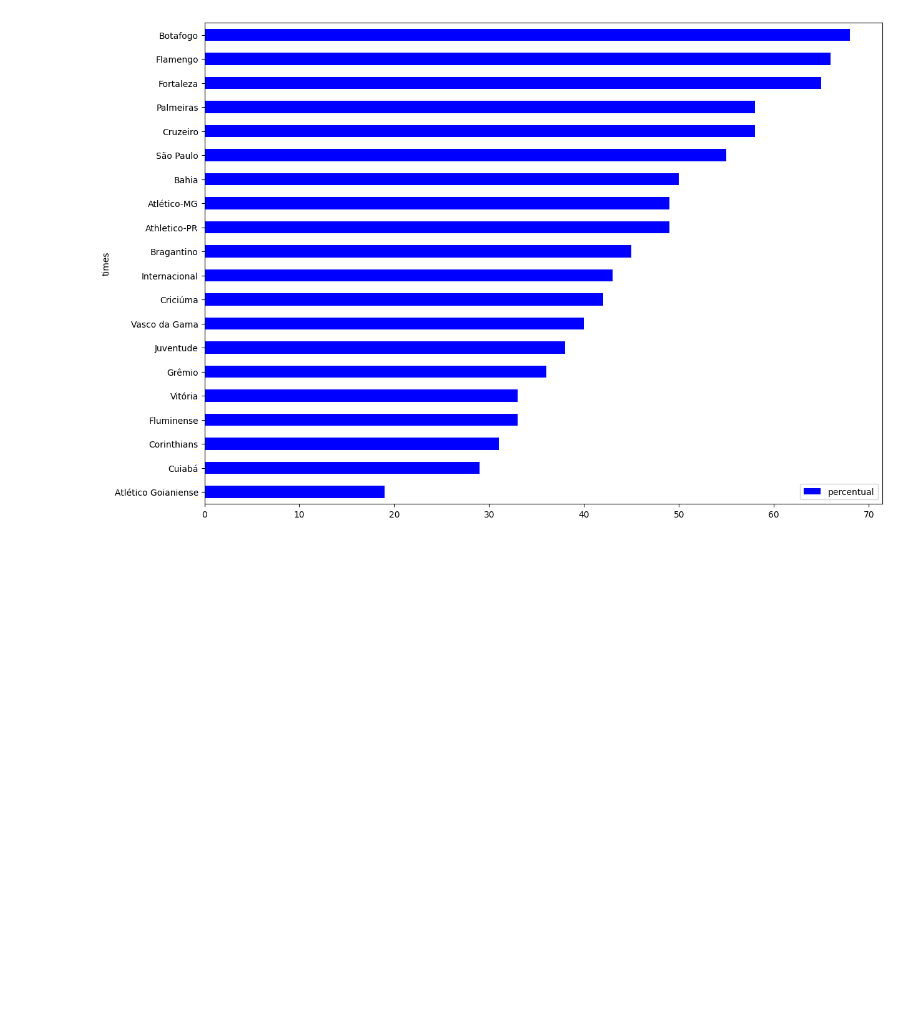
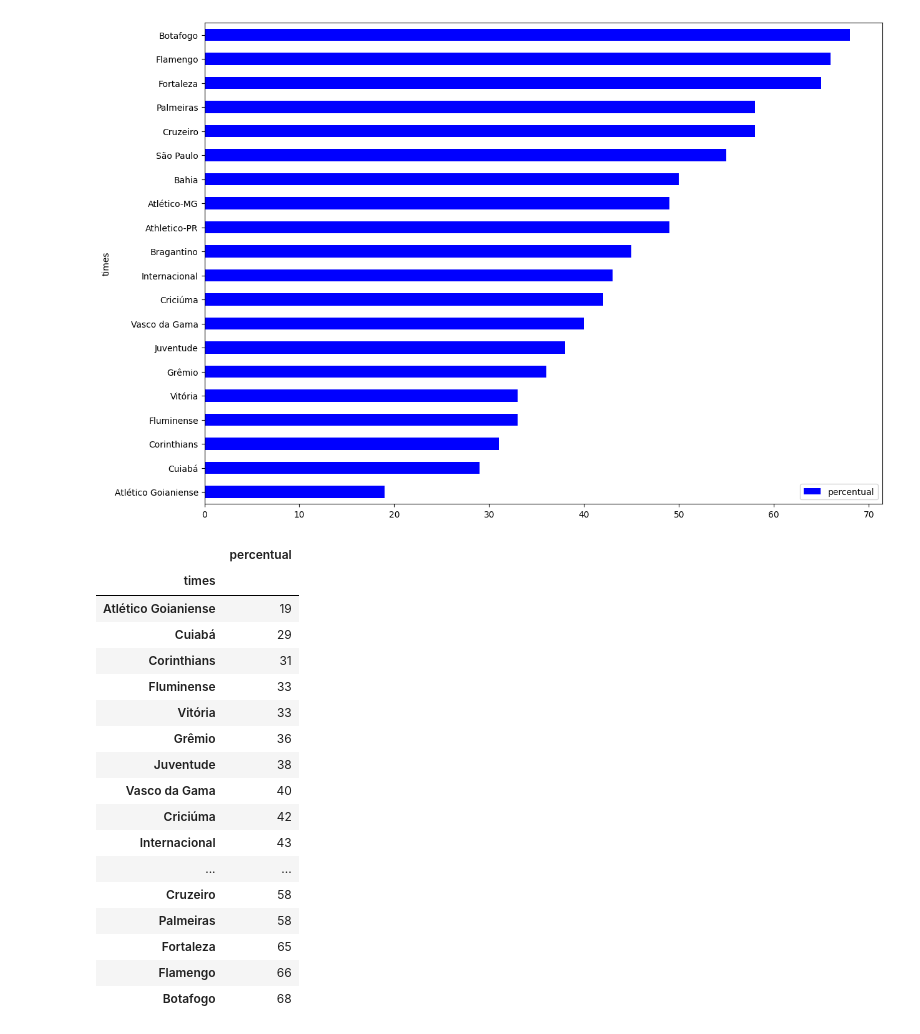
Before and after one commit to rafaelflorentinobarbosa/DataScience, a Jupyter notebook: projeto final manha/webscraping.ipynb, the cells around one changed output. Cells and saved outputs as stored; diff of their text form; code cells hidden in the pictures; blank space fills up the shorter version.

Commit message:
ajustes grafico

```diff
--- a/projeto final manha/webscraping.ipynb
+++ b/projeto final manha/webscraping.ipynb
@@ -409,3 +409,24 @@ grafico_percentual_vitorias.plot(kind='barh',figsize=(14,10),color='blue')
 # %% [output]
 <Axes: ylabel='times'>
 [figure]
+# %%
+grafico_percentual_vitorias
+# %% [output]
+|  | percentual |
+| times |  |
+| Atlético Goianiense | 19 |
+| Cuiabá | 29 |
+| Corinthians | 31 |
+| Fluminense | 33 |
+| Vitória | 33 |
+| Grêmio | 36 |
+| Juventude | 38 |
+| Vasco da Gama | 40 |
+| Criciúma | 42 |
+| Internacional | 43 |
+| ... | ... |
+| Cruzeiro | 58 |
+| Palmeiras | 58 |
+| Fortaleza | 65 |
+| Flamengo | 66 |
+| Botafogo | 68 |
```
